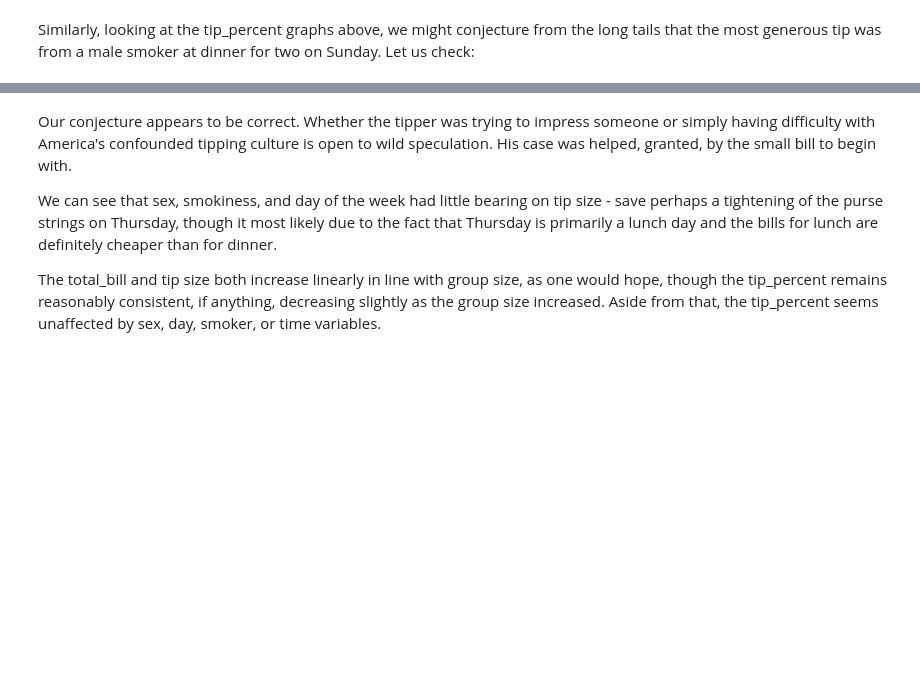
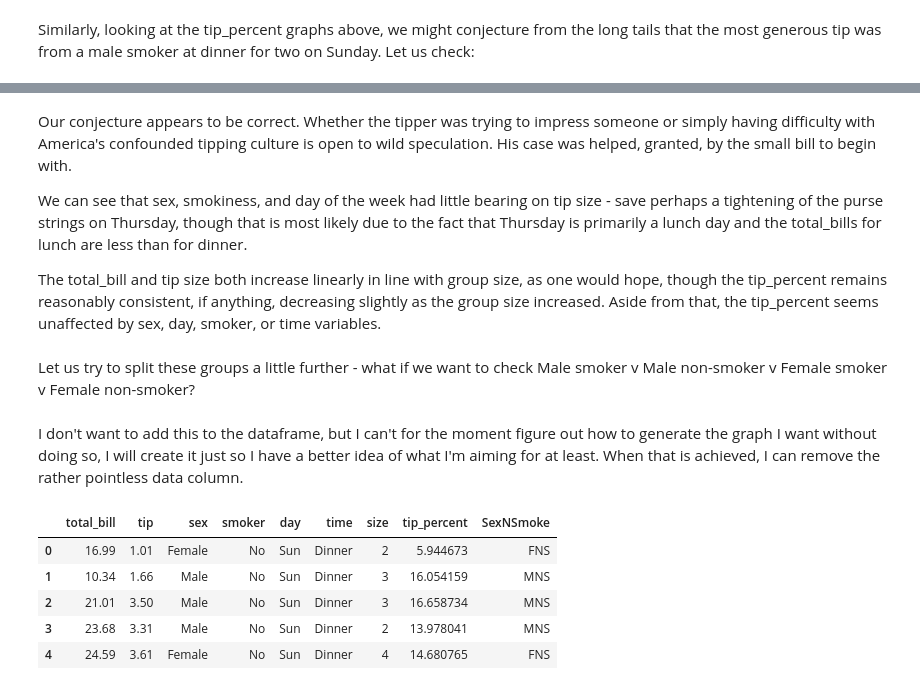
Before and after one commit to HFintan/HDip-FunDatAnalytics, a Jupyter notebook: fda_assignment.ipynb, the cells around one changed output, grey strips where cells are left out. Cells and saved outputs as stored; diff of their text form; code cells hidden in the pictures; blank space fills up the shorter version.

```diff
--- a/fda_assignment.ipynb
+++ b/fda_assignment.ipynb
@@ -209,6 +251,9 @@ tip_sorted_tips
 # %% [markdown]
 Our conjecture appears to be correct. Whether the tipper was trying to impress someone or simply having difficulty with America's confounded tipping culture is open to wild speculation. His case was helped, granted, by the small bill to begin with.
 
-We can see that sex, smokiness, and day of the week had little bearing on tip size - save perhaps a tightening of the purse strings on Thursday, though it most likely due to the fact that Thursday is primarily a lunch day and the bills for lunch are definitely cheaper than for dinner.
+We can see that sex, smokiness, and day of the week had little bearing on tip size - save perhaps a tightening of the purse strings on Thursday, though that is most likely due to the fact that Thursday is primarily a lunch day and the total_bills for lunch are less than for dinner.
 
 The total_bill and tip size both increase linearly in line with group size, as one would hope, though the tip_percent remains reasonably consistent, if anything, decreasing slightly as the group size increased. Aside from that, the tip_percent seems unaffected by sex, day, smoker, or time variables.
+# %% [markdown]
+
+Let us try to split these groups a little further - what if we want to check Male smoker v Male non-smoker v Female smoker v Female non-smoker?
@@ -214,0 +272,12 @@ The total_bill and tip size both increase linearly in line with group size, as o
+# %% [markdown]
+I don't want to add this to the dataframe, but I can't for the moment figure out how to generate the graph I want without doing so, I will create it just so I have a better idea of what I'm aiming for at least. When that is achieved, I can remove the rather pointless data column.
+# %%
+tips.insert(8,"SexNSmoke",SexNSmoke,True)
+tips.head()
+# %% [output]
+|  | total_bill | tip | sex | smoker | day | time | size | tip_percent | SexNSmoke |
+| 0 | 16.99 | 1.01 | Female | No | Sun | Dinner | 2 | 5.944673 | FNS |
+| 1 | 10.34 | 1.66 | Male | No | Sun | Dinner | 3 | 16.054159 | MNS |
+| 2 | 21.01 | 3.50 | Male | No | Sun | Dinner | 3 | 16.658734 | MNS |
+| 3 | 23.68 | 3.31 | Male | No | Sun | Dinner | 2 | 13.978041 | MNS |
+| 4 | 24.59 | 3.61 | Female | No | Sun | Dinner | 4 | 14.680765 | FNS |
```
Also changed, not shown: parts of 10 cells of this notebook.
